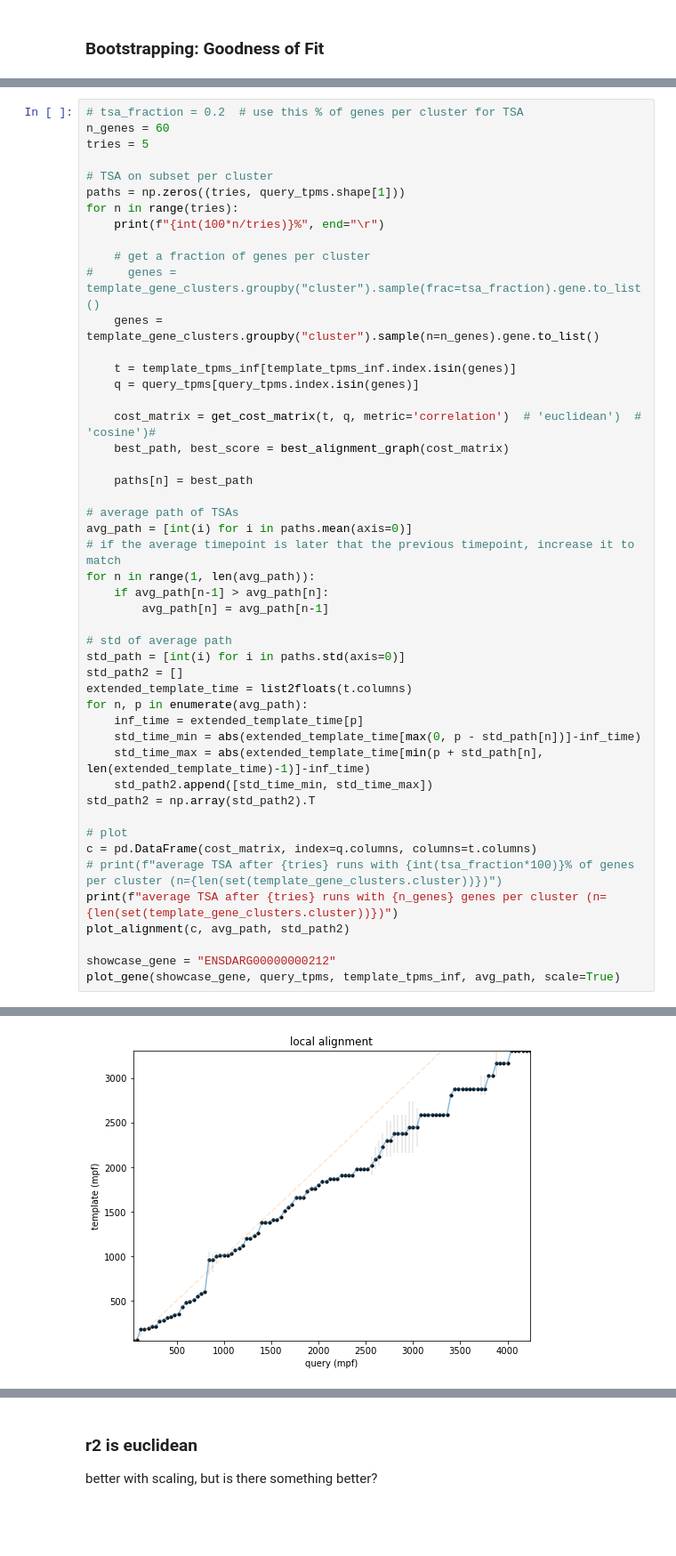
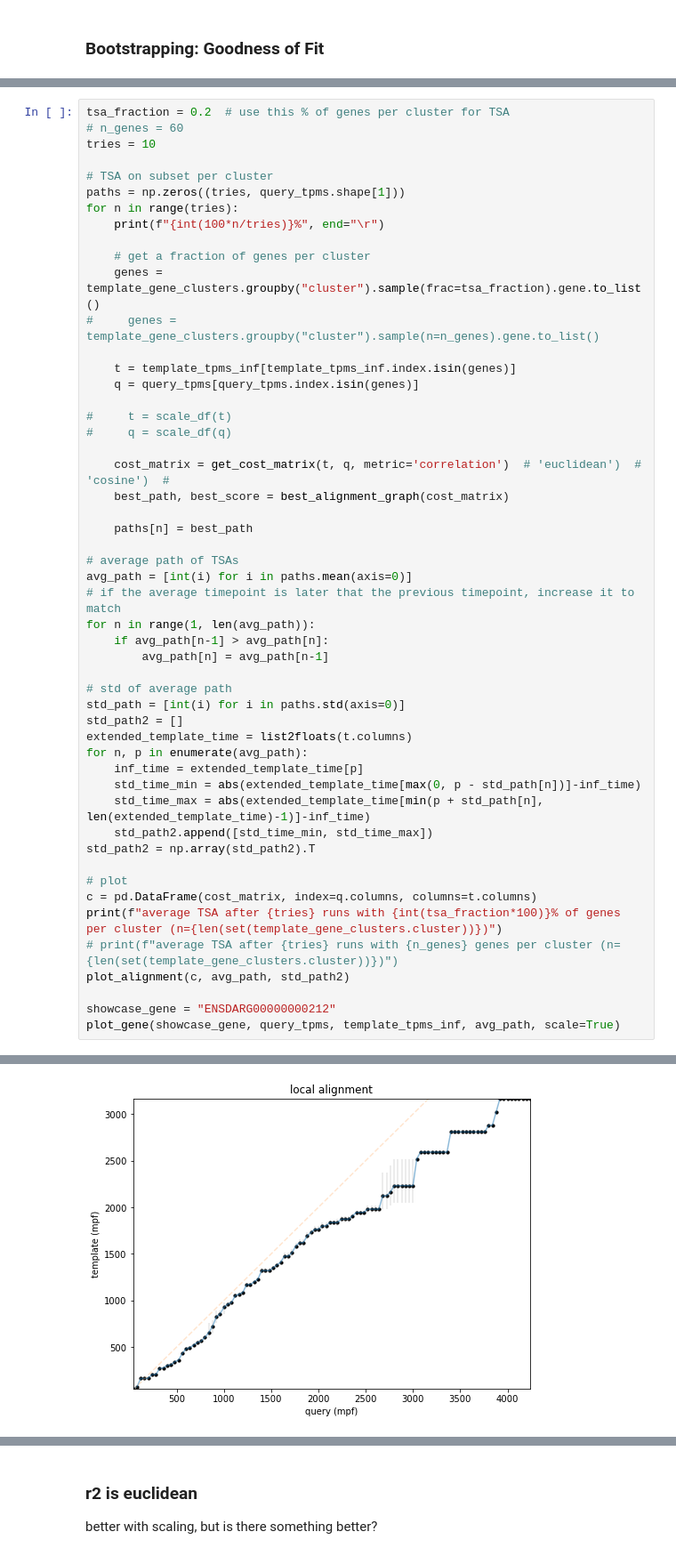
Before and after one commit to siebrenf/TSA, a Jupyter notebook: gene_selection.ipynb, the cells around one changed output, grey strips where cells are left out. Shown at 89% size. Saved outputs shown, nothing was run; the diff lists cells and outputs as text; blank space fills up the shorter version.

```diff
--- a/gene_selection.ipynb
+++ b/gene_selection.ipynb
@@ -700,7 +700,7 @@ dtype: int64
 # %%
-# tsa_fraction = 0.2  # use this % of genes per cluster for TSA
-n_genes = 60
-tries = 5
+tsa_fraction = 0.2  # use this % of genes per cluster for TSA
+# n_genes = 60
+tries = 10
 
 # TSA on subset per cluster
 paths = np.zeros((tries, query_tpms.shape[1]))
@@ -708,13 +708,16 @@ for n in range(tries):
     print(f"{int(100*n/tries)}%", end="\r")
 
     # get a fraction of genes per cluster
-#     genes = template_gene_clusters.groupby("cluster").sample(frac=tsa_fraction).gene.to_list()
-    genes = template_gene_clusters.groupby("cluster").sample(n=n_genes).gene.to_list()
+    genes = template_gene_clusters.groupby("cluster").sample(frac=tsa_fraction).gene.to_list()
+#     genes = template_gene_clusters.groupby("cluster").sample(n=n_genes).gene.to_list()
 
     t = template_tpms_inf[template_tpms_inf.index.isin(genes)]
     q = query_tpms[query_tpms.index.isin(genes)]
 
-    cost_matrix = get_cost_matrix(t, q, metric='correlation')  # 'euclidean')  # 'cosine')#
+#     t = scale_df(t)
+#     q = scale_df(q)
+
+    cost_matrix = get_cost_matrix(t, q, metric='correlation')  # 'euclidean')  # 'cosine')  #
     best_path, best_score = best_alignment_graph(cost_matrix)
 
     paths[n] = best_path
@@ -739,8 +742,8 @@ std_path2 = np.array(std_path2).T
 
 # plot
 c = pd.DataFrame(cost_matrix, index=q.columns, columns=t.columns)
-# print(f"average TSA after {tries} runs with {int(tsa_fraction*100)}% of genes per cluster (n={len(set(template_gene_clusters.cluster))})")
-print(f"average TSA after {tries} runs with {n_genes} genes per cluster (n={len(set(template_gene_clusters.cluster))})")
+print(f"average TSA after {tries} runs with {int(tsa_fraction*100)}% of genes per cluster (n={len(set(template_gene_clusters.cluster))})")
+# print(f"average TSA after {tries} runs with {n_genes} genes per cluster (n={len(set(template_gene_clusters.cluster))})")
 plot_alignment(c, avg_path, std_path2)
 
 showcase_gene = "ENSDARG00000000212"
@@ -750,4 +753,4 @@ average TSA after 5 runs with 60 genes per cluster (n=22)
-[figure, old version]
+[figure, new version]
 [figure]
 # %% [markdown]
 ### r2 is euclidean
```
Also changed, not shown: parts of 10 cells of this notebook, 3 other files.
